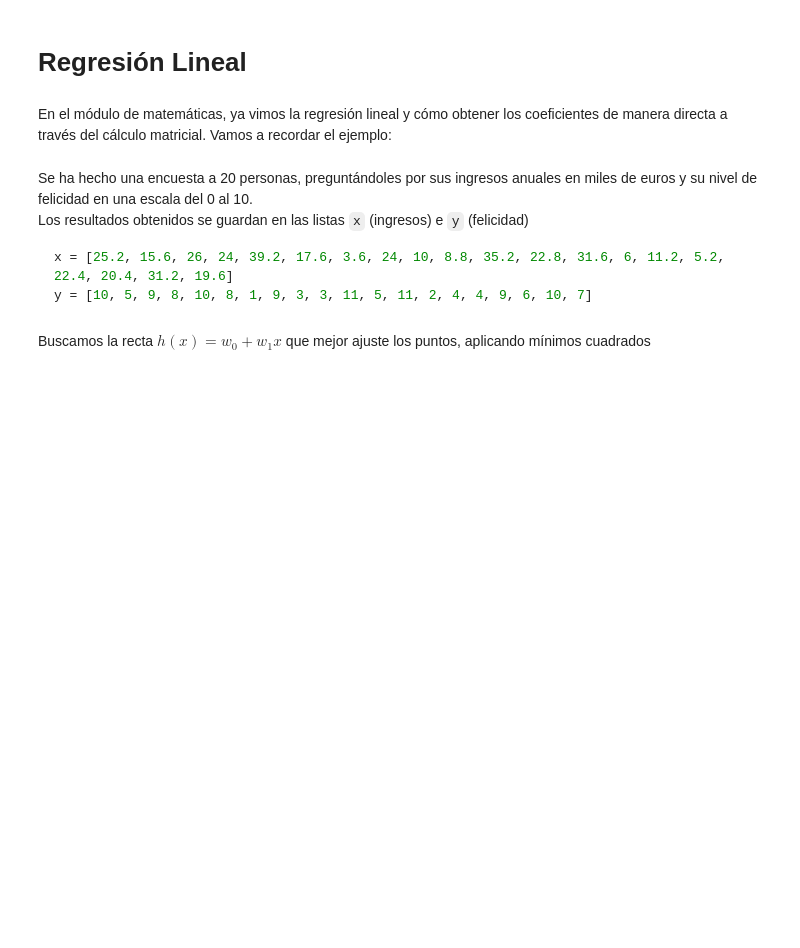
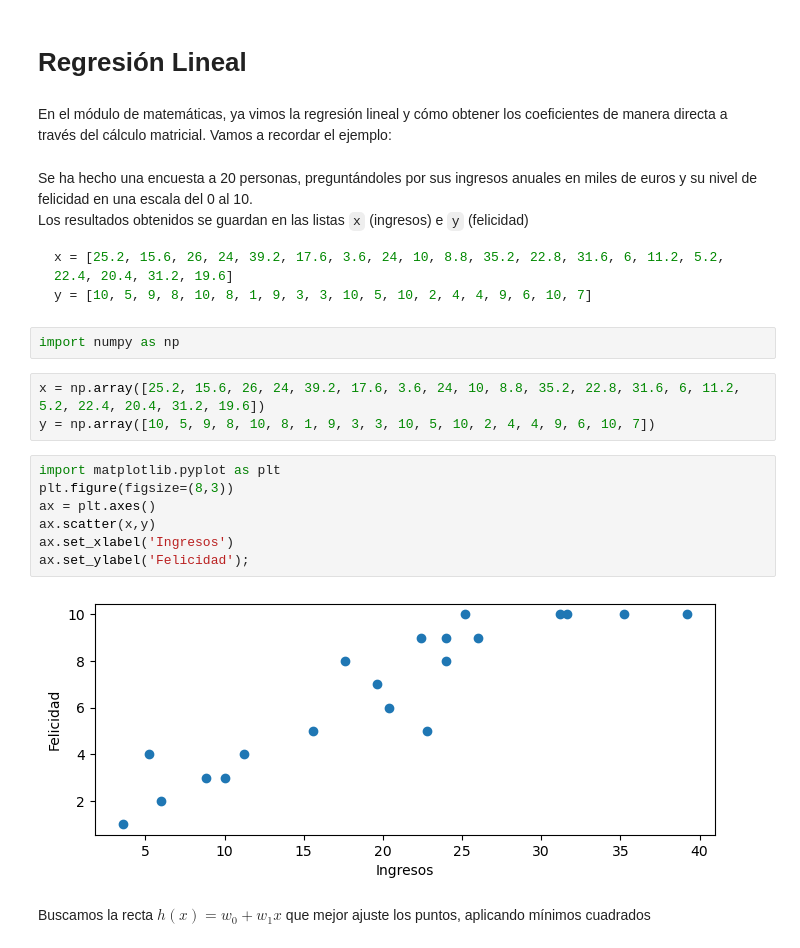
Before and after one commit to rafazamb/DS_PT_PR_SEP22, a Jupyter notebook: 03-Machine_Learning/01-Supervisado/01-Regresión Lineal/01-Regresión Lineal.ipynb, the cells around one changed output. Drawn from its saved outputs; the diff is of its cells as text; blank space fills up the shorter version.

````diff
--- a/03-Machine_Learning/01-Supervisado/01-Regresión Lineal/01-Regresión Lineal.ipynb
+++ b/03-Machine_Learning/01-Supervisado/01-Regresión Lineal/01-Regresión Lineal.ipynb
@@ -8,8 +8,22 @@ Los resultados obtenidos se guardan en las listas `x` (ingresos) e `y` (felicida
 
 ```Python
 x = [25.2, 15.6, 26, 24, 39.2, 17.6, 3.6, 24, 10, 8.8, 35.2, 22.8, 31.6, 6, 11.2, 5.2, 22.4, 20.4, 31.2, 19.6]
-y = [10, 5, 9, 8, 10, 8, 1, 9, 3, 3, 11, 5, 11, 2, 4, 4, 9, 6, 10, 7]
+y = [10, 5, 9, 8, 10, 8, 1, 9, 3, 3, 10, 5, 10, 2, 4, 4, 9, 6, 10, 7]
 ```
+# %%
+import numpy as np
+# %%
+x = np.array([25.2, 15.6, 26, 24, 39.2, 17.6, 3.6, 24, 10, 8.8, 35.2, 22.8, 31.6, 6, 11.2, 5.2, 22.4, 20.4, 31.2, 19.6])
+y = np.array([10, 5, 9, 8, 10, 8, 1, 9, 3, 3, 10, 5, 10, 2, 4, 4, 9, 6, 10, 7])
+# %%
+import matplotlib.pyplot as plt
+plt.figure(figsize=(8,3))
+ax = plt.axes()
+ax.scatter(x,y)
+ax.set_xlabel('Ingresos')
+ax.set_ylabel('Felicidad');
+# %% [output]
+[figure, added]
 # %% [markdown]
 Buscamos la recta $h(x)=w_0+w_1x$ que mejor ajuste los puntos, aplicando mínimos cuadrados
 # %% [markdown]
````
Also changed, not shown: parts of 42 cells of this notebook.
